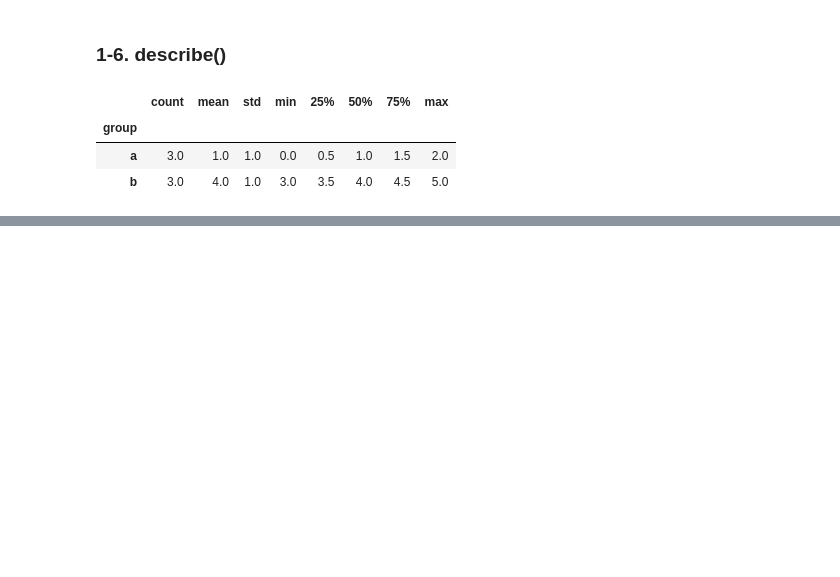
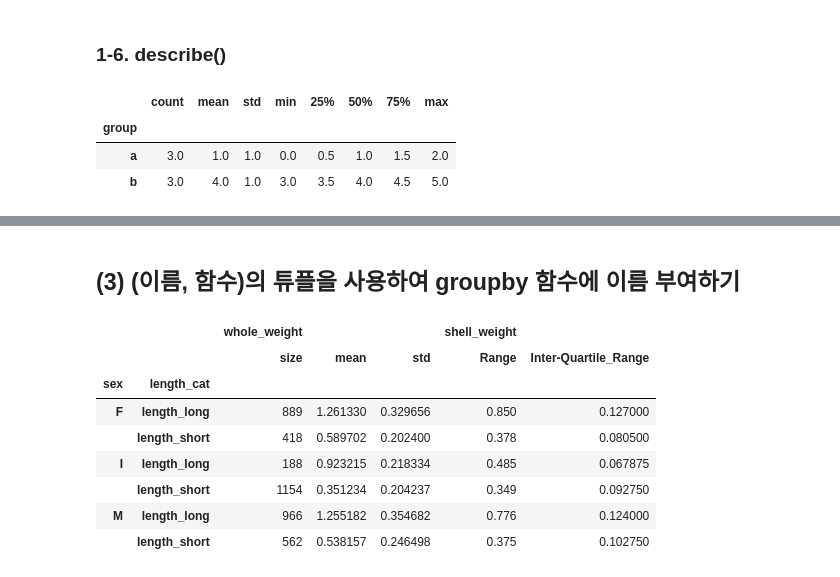
Before and after one commit to dykim-stat/study_snippet, a Jupyter notebook: 5. pandas_groupby_02.ipynb, the cells around one changed output, grey strips where cells are left out. Drawn from its saved outputs; the diff is of its cells as text; code cells hidden in the pictures; blank space fills up the shorter version.

```diff
--- a/5. pandas_groupby_02.ipynb
+++ b/5. pandas_groupby_02.ipynb
@@ -91,0 +289,16 @@ grouped.describe()['value_1']
+# %% [markdown]
+## (3) (이름, 함수)의 튜플을 사용하여 groupby 함수에 이름 부여하기
+# %%
+d = {'whole_weight': ['size', 'mean', 'std'],
+    'shell_weight': [('Range', range_func), ('Inter-Quartile_Range',iqr_func)]}
+grouped.agg(d)
+# %% [output]
+|  |  | whole_weight |  |  | shell_weight |  |
+|  |  | size | mean | std | Range | Inter-Quartile_Range |
+| sex | length_cat |  |  |  |  |  |
+| F | length_long | 889 | 1.261330 | 0.329656 | 0.850 | 0.127000 |
+|  | length_short | 418 | 0.589702 | 0.202400 | 0.378 | 0.080500 |
+| I | length_long | 188 | 0.923215 | 0.218334 | 0.485 | 0.067875 |
+|  | length_short | 1154 | 0.351234 | 0.204237 | 0.349 | 0.092750 |
+| M | length_long | 966 | 1.255182 | 0.354682 | 0.776 | 0.124000 |
+|  | length_short | 562 | 0.538157 | 0.246498 | 0.375 | 0.102750 |
```
Also changed, not shown: parts of 46 cells of this notebook.
